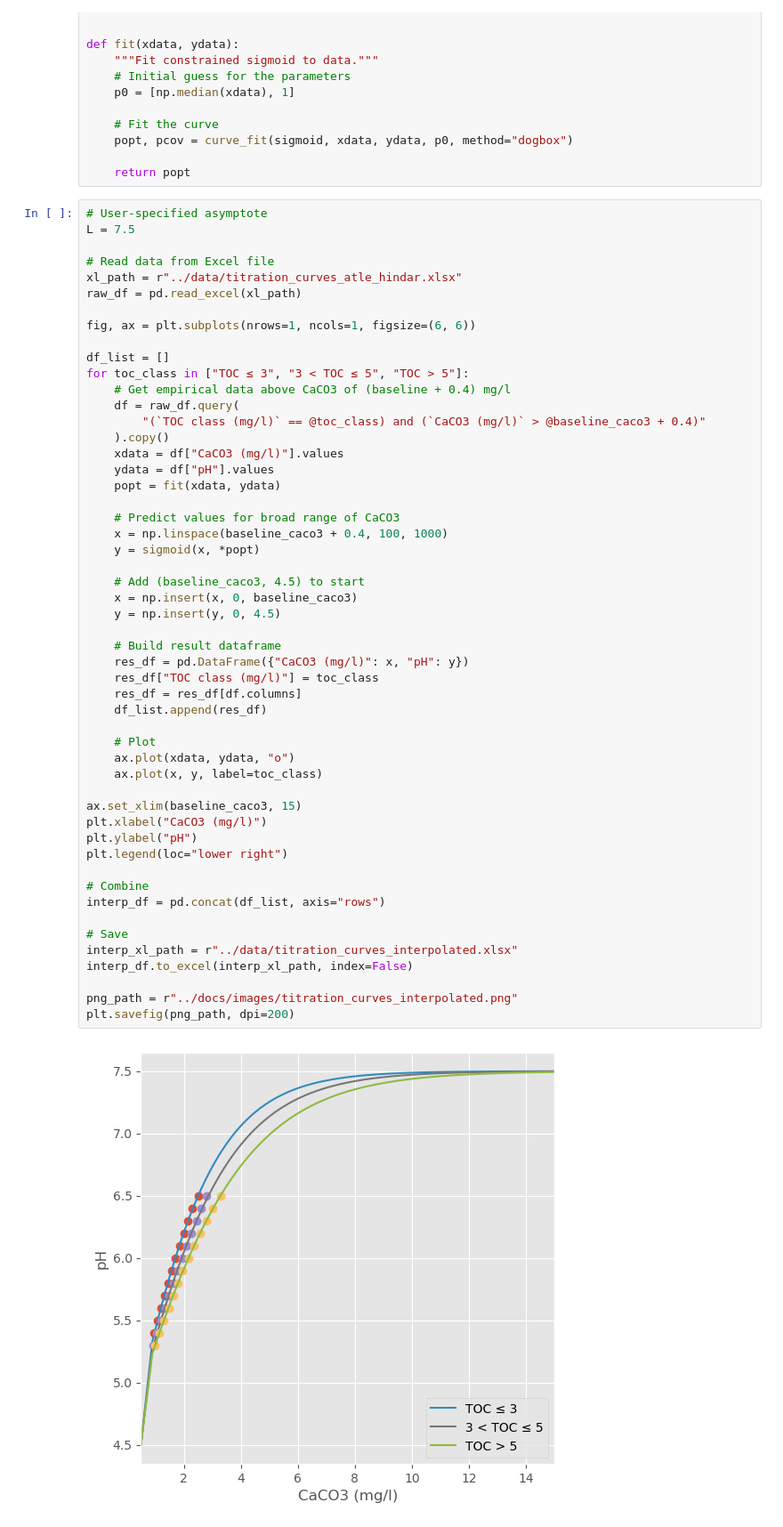
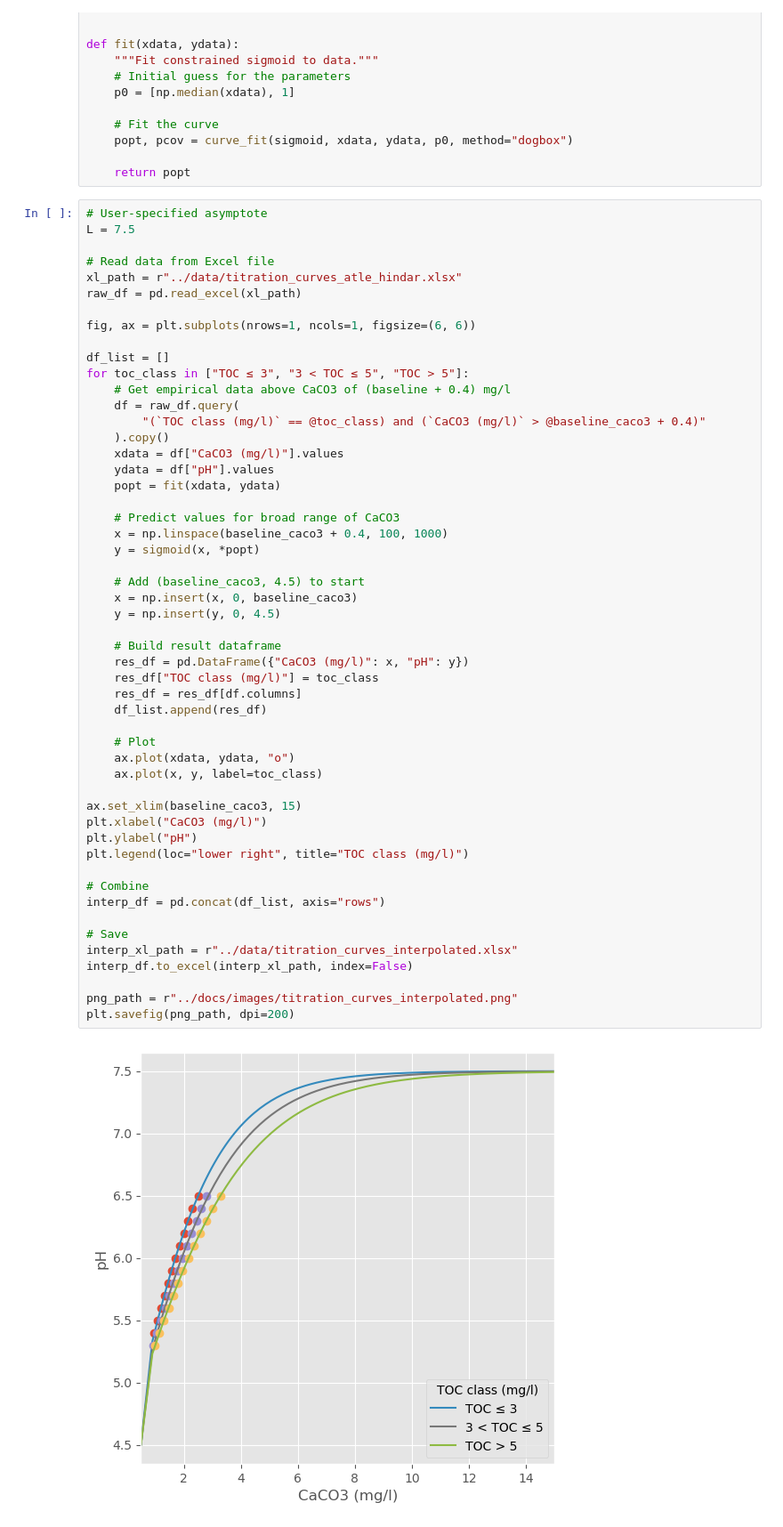
Before and after one commit to NIVANorge/lake_liming_app, a Jupyter notebook: notebooks/titration_curves.ipynb, the cells around one changed output. Shown at 89% size. Drawn from its saved outputs; the diff is of its cells as text.

```diff
--- a/notebooks/titration_curves.ipynb
+++ b/notebooks/titration_curves.ipynb
@@ -94,32 +94,32 @@ for toc_class in ["TOC ≤ 3", "3 < TOC ≤ 5", "TOC > 5"]:
     y = sigmoid(x, *popt)
 
     # Add (baseline_caco3, 4.5) to start
     x = np.insert(x, 0, baseline_caco3)
     y = np.insert(y, 0, 4.5)
 
     # Build result dataframe
     res_df = pd.DataFrame({"CaCO3 (mg/l)": x, "pH": y})
     res_df["TOC class (mg/l)"] = toc_class
     res_df = res_df[df.columns]
     df_list.append(res_df)
 
     # Plot
     ax.plot(xdata, ydata, "o")
     ax.plot(x, y, label=toc_class)
 
 ax.set_xlim(baseline_caco3, 15)
 plt.xlabel("CaCO3 (mg/l)")
 plt.ylabel("pH")
-plt.legend(loc="lower right")
+plt.legend(loc="lower right", title="TOC class (mg/l)")
 
 # Combine
 interp_df = pd.concat(df_list, axis="rows")
 
 # Save
 interp_xl_path = r"../data/titration_curves_interpolated.xlsx"
 interp_df.to_excel(interp_xl_path, index=False)
 
 png_path = r"../docs/images/titration_curves_interpolated.png"
 plt.savefig(png_path, dpi=200)
 # %% [output]
-[figure, old version]
+[figure, new version]
```
Also changed, not shown: 7 other files.
